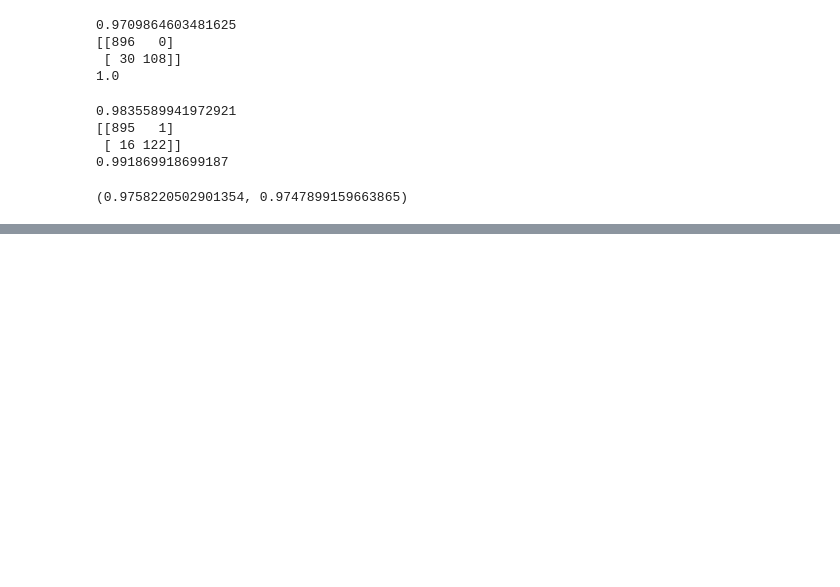
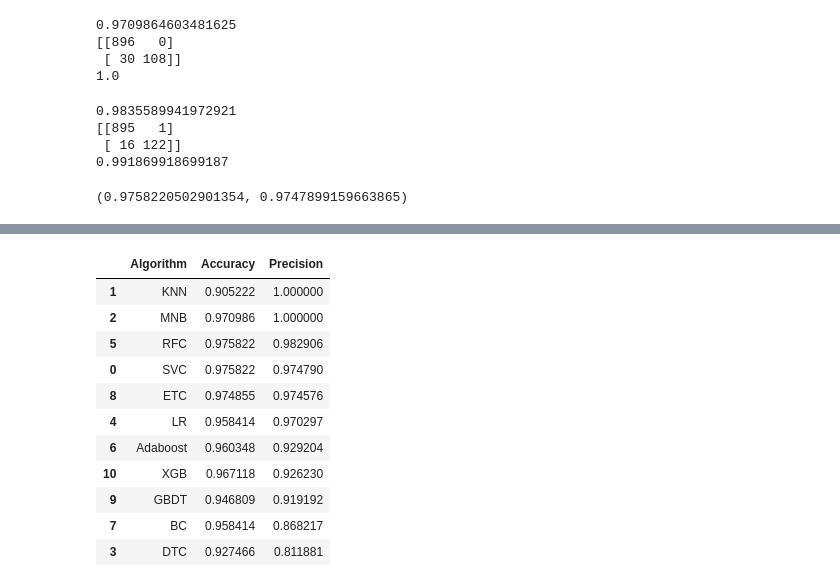
Before and after one commit to sakshiharde/Sms_Spam_Classifier, a Jupyter notebook: Spam_classifier.ipynb, the cells around one changed output, grey strips where cells are left out. Drawn from its saved outputs; the diff is of its cells as text; code cells hidden in the pictures; blank space fills up the shorter version.

```diff
--- a/Spam_classifier.ipynb
+++ b/Spam_classifier.ipynb
@@ -488,0 +507,15 @@ KeyboardInterrupt:
+# %%
+performance_df
+# %% [output]
+|  | Algorithm | Accuracy | Precision |
+| 1 | KNN | 0.905222 | 1.000000 |
+| 2 | MNB | 0.970986 | 1.000000 |
+| 5 | RFC | 0.975822 | 0.982906 |
+| 0 | SVC | 0.975822 | 0.974790 |
+| 8 | ETC | 0.974855 | 0.974576 |
+| 4 | LR | 0.958414 | 0.970297 |
+| 6 | Adaboost | 0.960348 | 0.929204 |
+| 10 | XGB | 0.967118 | 0.926230 |
+| 9 | GBDT | 0.946809 | 0.919192 |
+| 7 | BC | 0.958414 | 0.868217 |
+| 3 | DTC | 0.927466 | 0.811881 |
```
Also changed, not shown: parts of 14 cells of this notebook.
